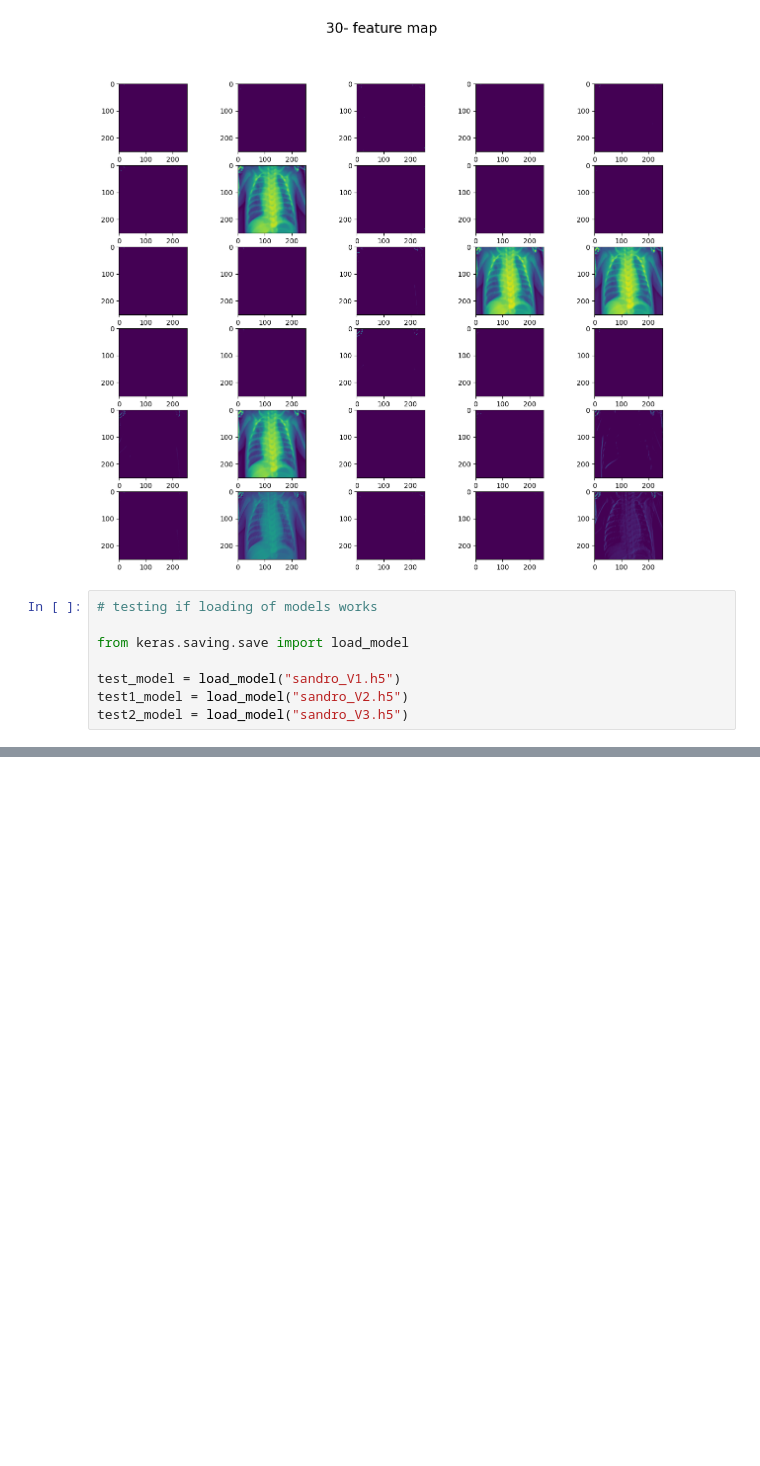
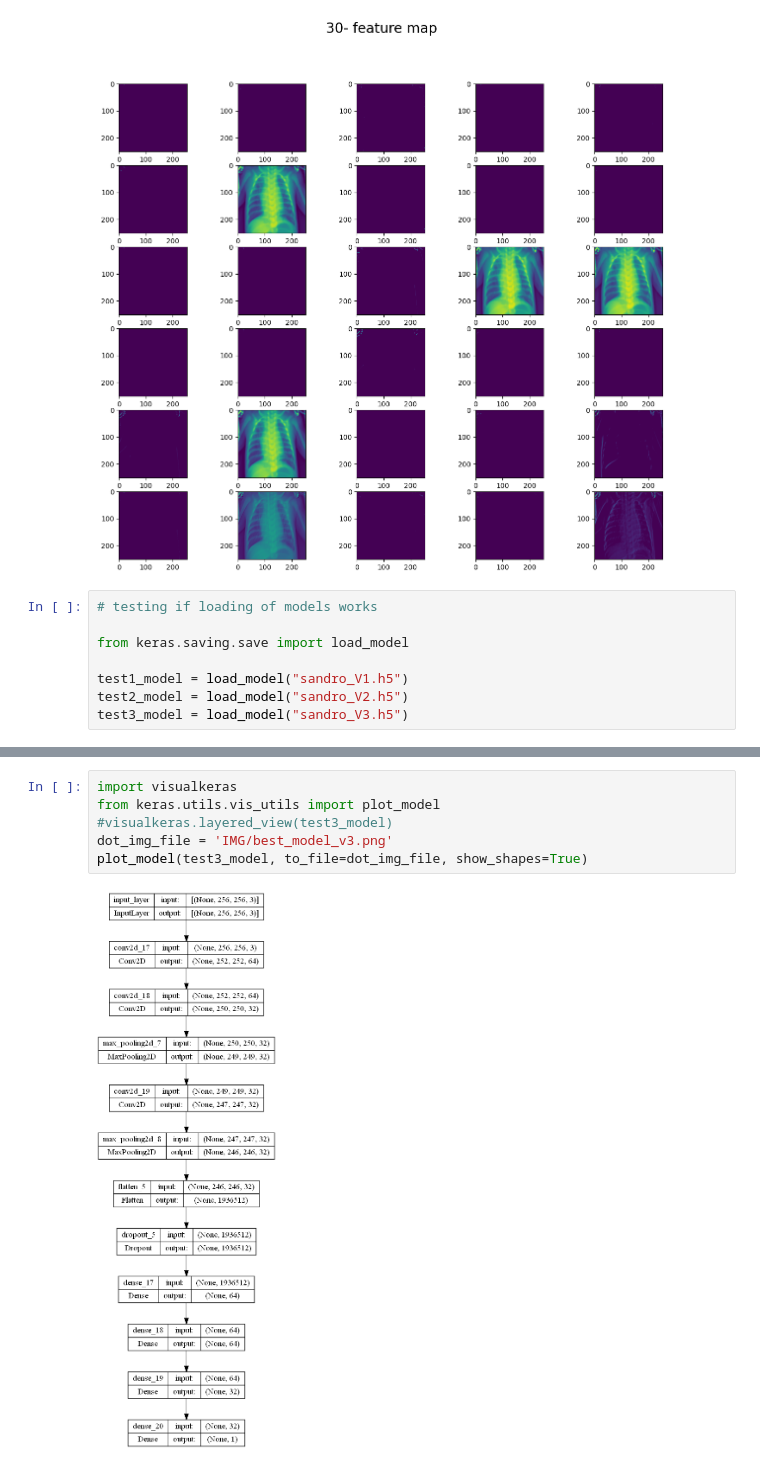
Before and after one commit to sandrosage/SDU_Project_DL, a Jupyter notebook: directory_order.ipynb, the cells around one changed output, grey strips where cells are left out. Saved outputs shown, nothing was run; the diff lists cells and outputs as text; blank space fills up the shorter version.

```diff
--- a/directory_order.ipynb
+++ b/directory_order.ipynb
@@ -614,9 +614,9 @@ WARNING:tensorflow:5 out of the last 5 calls to <function Model.make_predict_fun
 
 from keras.saving.save import load_model
 
-test_model = load_model("sandro_V1.h5")
-test1_model = load_model("sandro_V2.h5")
-test2_model = load_model("sandro_V3.h5")
+test1_model = load_model("sandro_V1.h5")
+test2_model = load_model("sandro_V2.h5")
+test3_model = load_model("sandro_V3.h5")
 # %%
 from keras.preprocessing.image import ImageDataGenerator
 
@@ -640,0 +654,8 @@ Loss in test data: 0.2426626980304718
+# %%
+import visualkeras
+from keras.utils.vis_utils import plot_model
+#visualkeras.layered_view(test3_model)
+dot_img_file = 'IMG/best_model_v3.png'
+plot_model(test3_model, to_file=dot_img_file, show_shapes=True)
+# %% [output]
+[figure, added]
```
Also changed, not shown: parts of 1 cell of this notebook.
